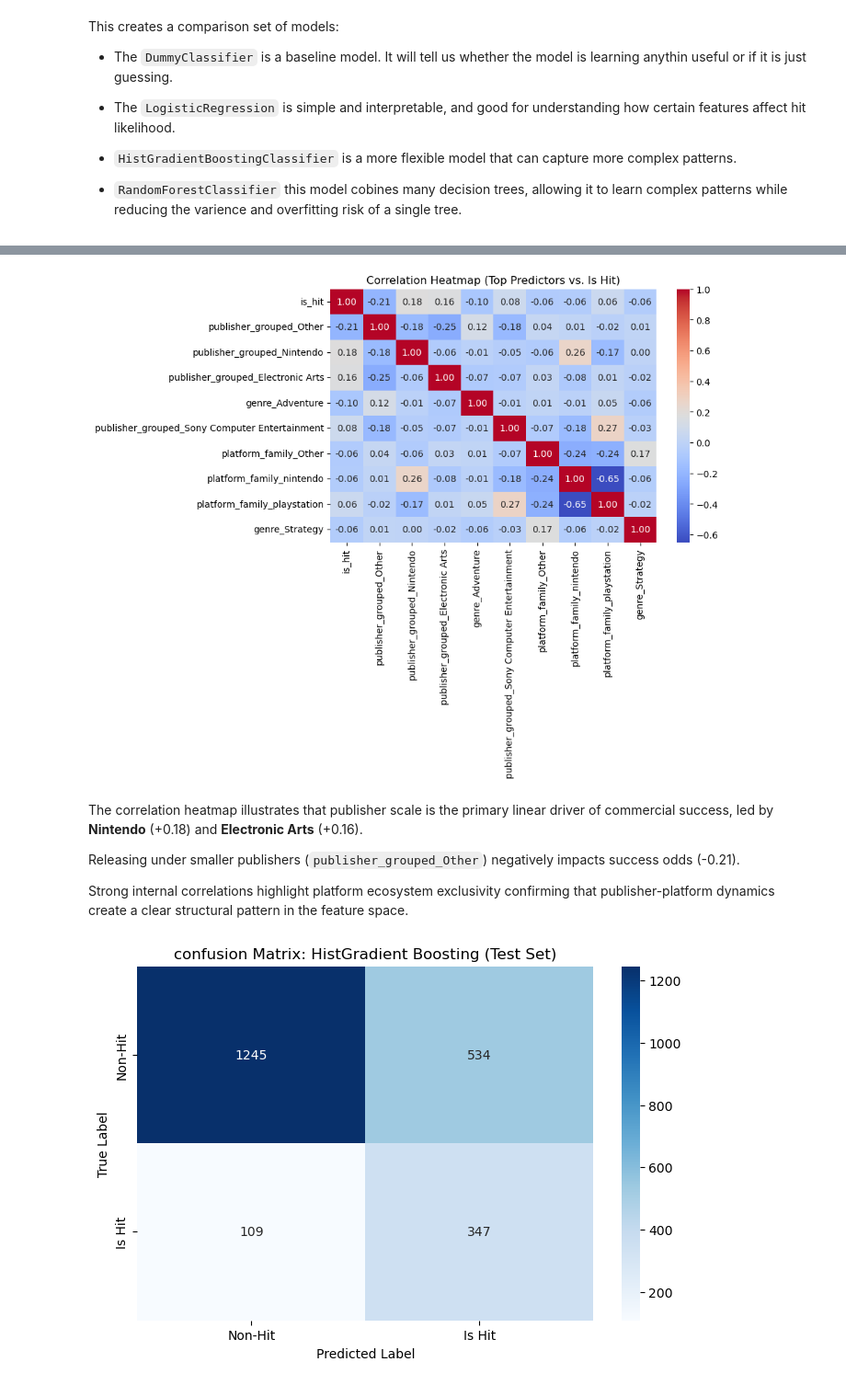
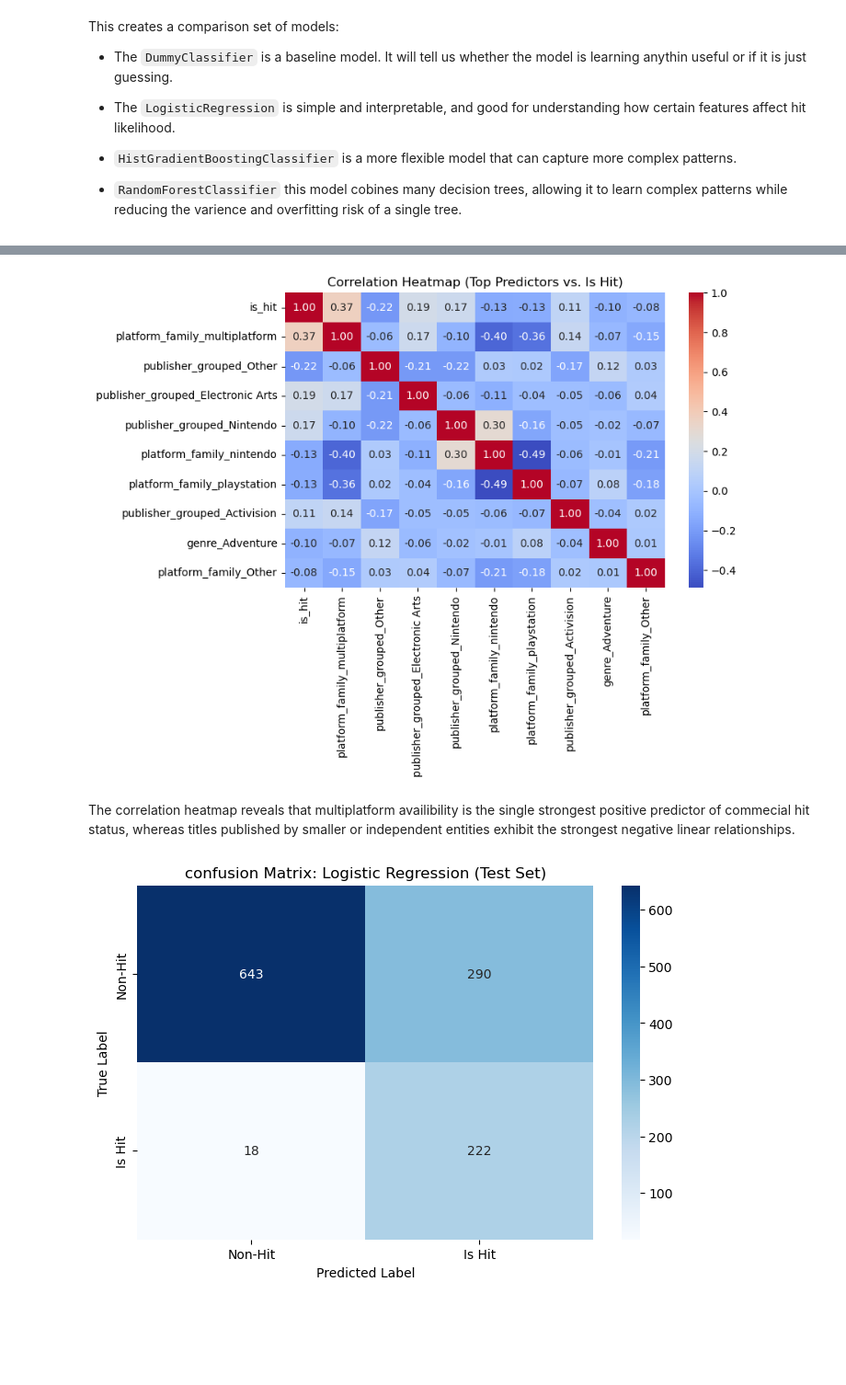
Before and after one commit to Reggi3o/capstone_project, a Jupyter notebook: video_game_report.ipynb, the cells around one changed output, grey strips where cells are left out. Shown at 92% size. Saved outputs shown, nothing was run; the diff lists cells and outputs as text; code cells hidden in the pictures; blank space fills up the shorter version.

Commit message:
updated ML models

```diff
--- a/video_game_report.ipynb
+++ b/video_game_report.ipynb
@@ -133,0 +156,8 @@ The chart shows that the bulk of the games in the data was released between **19
+# %%
+df_clean = df_clean.groupby('name', as_index=False).agg({
+    'genre': 'first',
+    'publisher': 'first',
+    'release_year': 'min',
+    'platform': lambda x: 'multiplatform' if x.nunique() > 1 else x.iloc[0],
+    'global_sales': 'sum'
+})
@@ -229,7 +275,8 @@ xb = 'xbox'
 platform_map = {
     'PS': pl, 'PS2': pl, 'PS3': pl, 'PS4': pl, 'PSP': pl, 'PSV': pl,
     'XB': xb, 'X360': xb, 'XOne': xb,
-    'Wii': nin, 'WiiU': nin, 'DS': nin, '3DS': nin, 'GBA': nin, 'GB': nin, 'GC': nin, 'N64': nin, 'NES': nin, 'SNES': nin
+    'Wii': nin, 'WiiU': nin, 'DS': nin, '3DS': nin, 'GBA': nin, 'GB': nin, 'GC': nin, 'N64': nin, 'NES': nin, 'SNES': nin,
+    'multiplatform': 'multiplatform'
 }
 
 df_clean['platform_family'] = df_clean['platform'].map(platform_map).fillna('Other')
@@ -315,6 +362,13 @@ This creates a comparison set of models:
 fitted_pipelines = {}
 # %%
 print('--- 5-Fold Cross-Validation (ROC-AUC) ---')
+
+scoring = {
+    'roc-auc': 'roc_auc',
+    'precision': 'precision',
+    'recall': 'recall',
+    'f1': 'f1'
+}
 
 for name, model in models.items():
     pipeline = Pipeline(steps=[
@@ -326,8 +380,13 @@ for name, model in models.items():
     pipeline.fit(X_train, y_train)
     fitted_pipelines[name] = pipeline
 
-    cv_score = cross_val_score(pipeline, X_train, y_train, cv=5, scoring='roc_auc')
+    cv_score = cross_validate(pipeline, X_train, y_train, cv=5, scoring=scoring, n_jobs=-1)
 
-    print(f'{name} -> Mean ROC-AUC: {cv_score.mean():.4f} (+- {cv_score.std():.4f})')
+
+    print("="*3 + name + "="*3)
+    print(f" ROC-AUC:   {cv_score['test_roc-auc'].mean():.4f} (+- {cv_score['test_roc-auc'].std():.4f})")
+    print(f" Precision: {cv_score['test_precision'].mean():.4f} (+- {cv_score['test_precision'].std():.4f})")
+    print(f" Recall:    {cv_score['test_recall'].mean():.4f} (+- {cv_score['test_recall'].std():.4f})")
+    print(f" F1-Score:  {cv_score['test_f1'].mean():.4f} (+- {cv_score['test_f1'].std():.4f})\n")
 # %% [output]
 --- 5-Fold Cross-Validation (ROC-AUC) ---
@@ -442,36 +463,32 @@ corr_map.set_title('Correlation Heatmap (Top Predictors vs. Is Hit)')
 
 plt.show()
 # %% [output]
-[figure, old version]
+[figure, new version]
 # %% [markdown]
-The correlation heatmap illustrates that publisher scale is the primary linear driver of commercial success, led by **Nintendo** (+0.18) and **Electronic Arts** (+0.16).
-
-Releasing under smaller publishers (`publisher_grouped_Other`) negatively impacts success odds (-0.21).
-
-Strong internal correlations highlight platform ecosystem exclusivity confirming that publisher-platform dynamics create a clear structural pattern in the feature space.
+The correlation heatmap reveals that multiplatform availibility is the single strongest positive predictor of commecial hit status, whereas titles published by smaller or independent entities exhibit the strongest negative linear relationships.
 # %%
 # Confusion Matrix
-best_model = fitted_pipelines['HistGradient Boosting']
+best_model = fitted_pipelines['LogisticRegression']
 y_pred_best = best_model.predict(X_test)
 
 cm = confusion_matrix(y_test, y_pred_best)
 
 plt.figure(figsize=(8, 5))
 
 hgb_matrix = sns.heatmap(
     cm,
     annot=True,
     fmt='d',
     cmap='Blues',
     xticklabels=['Non-Hit', 'Is Hit'],
     yticklabels=['Non-Hit', 'Is Hit'],
 )
 
-hgb_matrix.set_title('confusion Matrix: HistGradient Boosting (Test Set)')
+hgb_matrix.set_title('confusion Matrix: Logistic Regression (Test Set)')
 hgb_matrix.set_xlabel('Predicted Label')
 hgb_matrix.set_ylabel('True Label')
 
 plt.show()
 # %% [output]
-[figure, old version]
+[figure, new version]
 # %% [markdown]
```
Also changed, not shown: parts of 33 cells of this notebook.
